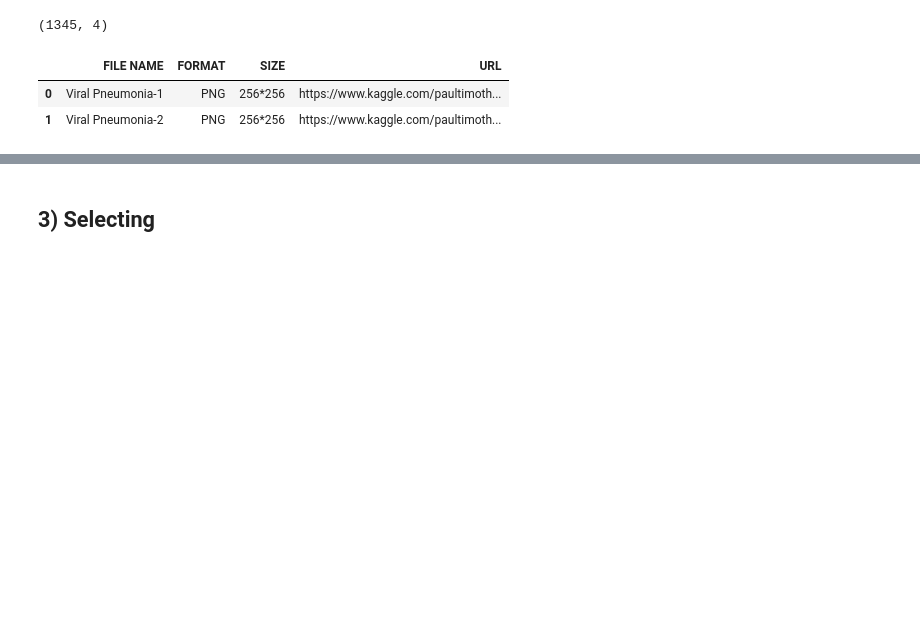
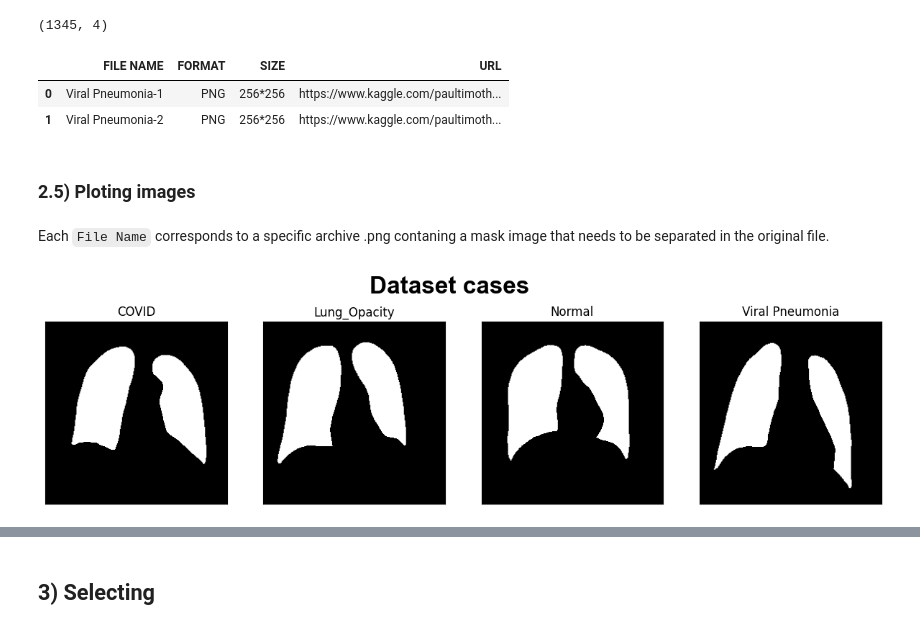
Before and after one commit to TulioInoue/Xray-study, a Jupyter notebook: cleaning_segmentation.ipynb, the cells around one changed output, grey strips where cells are left out. Cells and saved outputs as stored; diff of their text form; code cells hidden in the pictures; blank space fills up the shorter version.

Commit message:
Creating better documentation for each .ipynb file.

```diff
--- a/cleaning_segmentation.ipynb
+++ b/cleaning_segmentation.ipynb
@@ -73,3 +78,37 @@ pneumonia_df.head(2)
 |  | FILE NAME | FORMAT | SIZE | URL |
 | 0 | Viral Pneumonia-1 | PNG | 256*256 | https://www.kaggle.com/paultimoth... |
 | 1 | Viral Pneumonia-2 | PNG | 256*256 | https://www.kaggle.com/paultimoth... |
+# %% [markdown]
+### 2.5) Ploting images
+# %% [markdown]
+<p>Each <code>File Name</code> corresponds to a specific archive .png contaning a mask image that needs to be separated in the original file.</p>
+# %%
+fig, axs = plt.subplots(
+    ncols = 4,
+    figsize = (15, 5)
+)
+
+axs = axs.flatten()
+
+masks = [
+    "./dataset/COVID/masks/COVID-1.png", "./dataset/Lung_Opacity/masks/Lung_Opacity-1.png",
+    "./dataset/Normal/masks/Normal-1.png", "./dataset/Viral Pneumonia/masks/Viral Pneumonia-1.png"
+]
+
+for index, mask in enumerate(masks):
+
+    axs[index].imshow(
+        cv.imread(filename = mask)
+    )
+    axs[index].set_title(
+        mask.split(r"/")[-1].split("-")[0]
+    )
+
+for ax in axs:
+    ax.set_xticks([])
+    ax.set_yticks([])
+
+plt.suptitle(t = "Dataset cases", fontsize = 24, fontweight = "bold", fontfamily = "arial", y = .875)
+plt.show()
+# %% [output]
+[figure, added]
```
Also changed, not shown: parts of 6 cells of this notebook, 5 other files.
